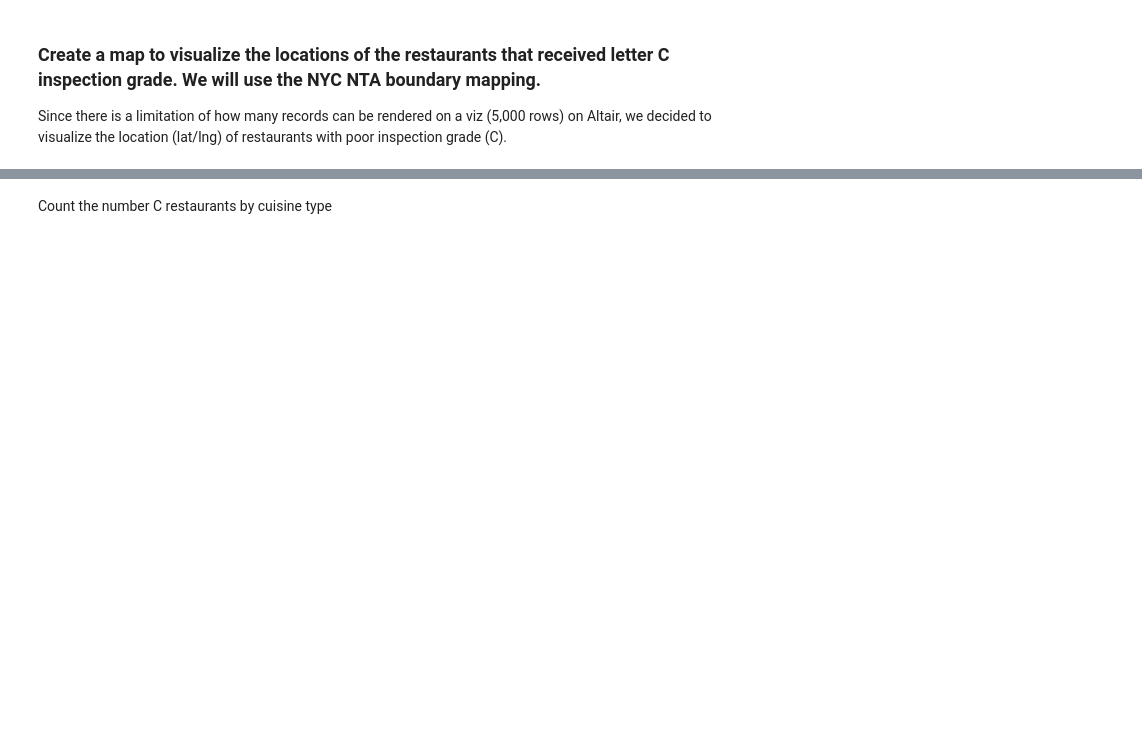
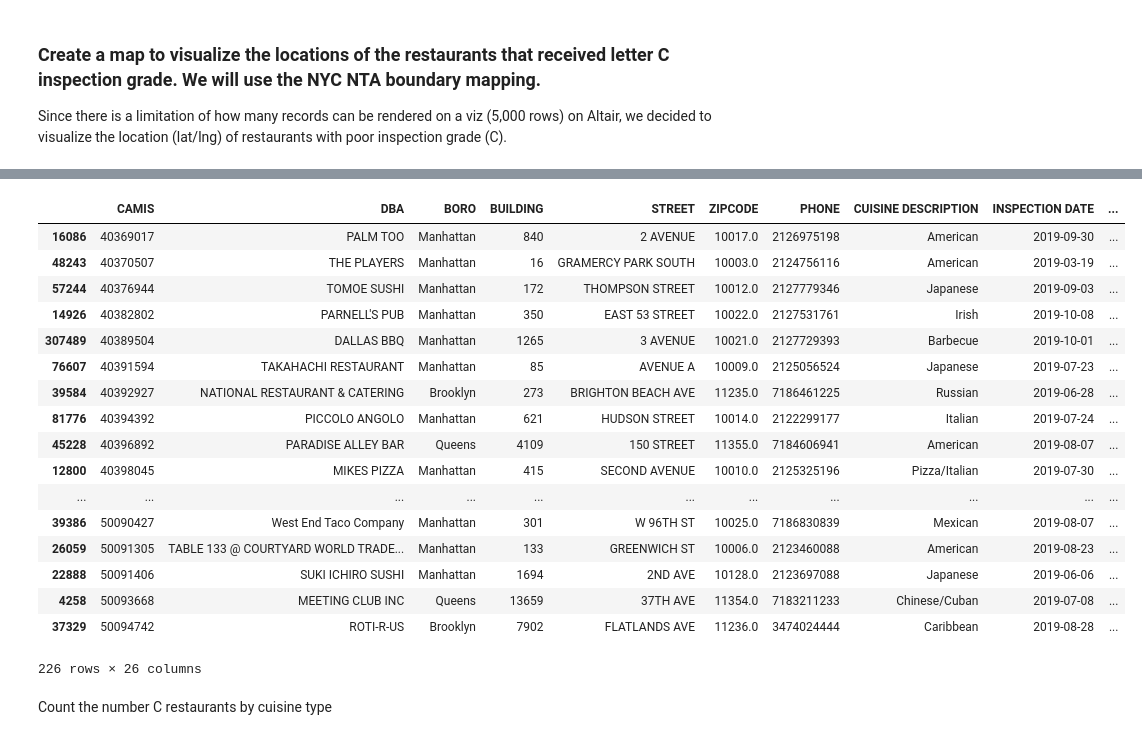
Before and after one commit to Andrii0/DSEI27_Visualization, a Jupyter notebook: Visualizing and Exploring NYC Restaurants with Altair.ipynb, the cells around one changed output, grey strips where cells are left out. Saved outputs shown, nothing was run; the diff lists cells and outputs as text; code cells hidden in the pictures; blank space fills up the shorter version.

Commit message:
Boro filtering

```diff
--- a/Visualizing and Exploring NYC Restaurants with Altair.ipynb
+++ b/Visualizing and Exploring NYC Restaurants with Altair.ipynb
@@ -221,6 +232,27 @@ interactive_map
 #interactive_map.save('Map of C-grade Restaurants.html')
 # %% [output]
 [interactive output not drawn]
+# %%
+c_grade
+# %% [output]
+|  | CAMIS | DBA | BORO | BUILDING | STREET | ZIPCODE | PHONE | CUISINE DESCRIPTION | INSPECTION DATE | ... |
+| 16086 | 40369017 | PALM TOO | Manhattan | 840 | 2 AVENUE | 10017.0 | 2126975198 | American | 2019-09-30 | ... |
+| 48243 | 40370507 | THE PLAYERS | Manhattan | 16 | GRAMERCY PARK SOUTH | 10003.0 | 2124756116 | American | 2019-03-19 | ... |
+| 57244 | 40376944 | TOMOE SUSHI | Manhattan | 172 | THOMPSON STREET | 10012.0 | 2127779346 | Japanese | 2019-09-03 | ... |
+| 14926 | 40382802 | PARNELL'S PUB | Manhattan | 350 | EAST 53 STREET | 10022.0 | 2127531761 | Irish | 2019-10-08 | ... |
+| 307489 | 40389504 | DALLAS BBQ | Manhattan | 1265 | 3 AVENUE | 10021.0 | 2127729393 | Barbecue | 2019-10-01 | ... |
+| 76607 | 40391594 | TAKAHACHI RESTAURANT | Manhattan | 85 | AVENUE A | 10009.0 | 2125056524 | Japanese | 2019-07-23 | ... |
+| 39584 | 40392927 | NATIONAL RESTAURANT & CATERING | Brooklyn | 273 | BRIGHTON BEACH AVE | 11235.0 | 7186461225 | Russian | 2019-06-28 | ... |
+| 81776 | 40394392 | PICCOLO ANGOLO | Manhattan | 621 | HUDSON STREET | 10014.0 | 2122299177 | Italian | 2019-07-24 | ... |
+| 45228 | 40396892 | PARADISE ALLEY BAR | Queens | 4109 | 150 STREET | 11355.0 | 7184606941 | American | 2019-08-07 | ... |
+| 12800 | 40398045 | MIKES PIZZA | Manhattan | 415 | SECOND AVENUE | 10010.0 | 2125325196 | Pizza/Italian | 2019-07-30 | ... |
+| ... | ... | ... | ... | ... | ... | ... | ... | ... | ... | ... |
+| 39386 | 50090427 | West End Taco Company | Manhattan | 301 | W 96TH ST | 10025.0 | 7186830839 | Mexican | 2019-08-07 | ... |
+| 26059 | 50091305 | TABLE 133 @ COURTYARD WORLD TRADE... | Manhattan | 133 | GREENWICH ST | 10006.0 | 2123460088 | American | 2019-08-23 | ... |
+| 22888 | 50091406 | SUKI ICHIRO SUSHI | Manhattan | 1694 | 2ND AVE | 10128.0 | 2123697088 | Japanese | 2019-06-06 | ... |
+| 4258 | 50093668 | MEETING CLUB INC | Queens | 13659 | 37TH AVE | 11354.0 | 7183211233 | Chinese/Cuban | 2019-07-08 | ... |
+| 37329 | 50094742 | ROTI-R-US | Brooklyn | 7902 | FLATLANDS AVE | 11236.0 | 3474024444 | Caribbean | 2019-08-28 | ... |
+226 rows × 26 columns
 # %% [markdown]
 Count the number C restaurants by cuisine type
 # %%
```
Also changed, not shown: parts of 5 cells of this notebook.
